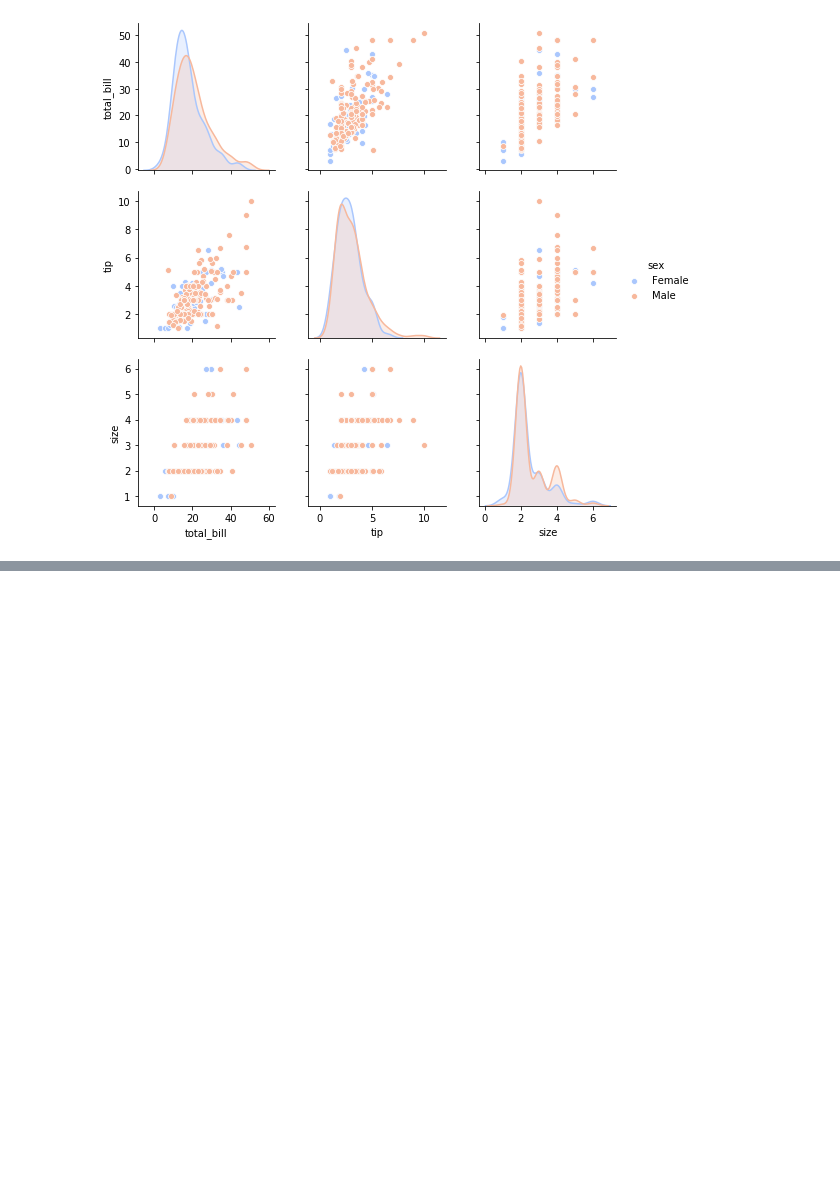
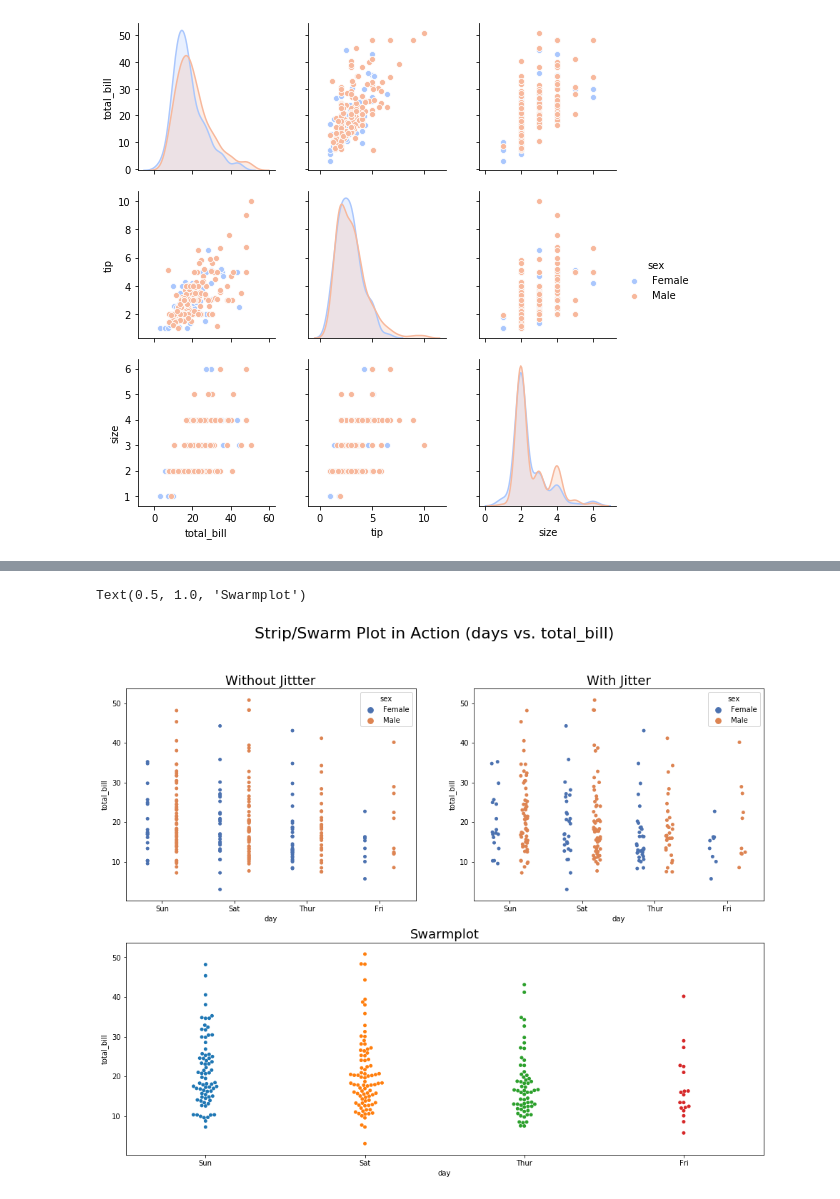
Before and after one commit to jaymanalastas/jaymanalastas.github.io, a Jupyter notebook: content/2019/1/DeepDive_seaborn.ipynb, the cells around one changed output, grey strips where cells are left out. Cells and saved outputs as stored; diff of their text form; code cells hidden in the pictures; blank space fills up the shorter version.

```diff
--- a/content/2019/1/DeepDive_seaborn.ipynb
+++ b/content/2019/1/DeepDive_seaborn.ipynb
@@ -131,0 +203,19 @@ sns.pairplot(tips, hue='sex', palette = 'coolwarm')
+# %%
+plt.figure(figsize=(16,12))
+plt.suptitle('Strip/Swarm Plot in Action (days vs. total_bill)', fontsize =22)
+
+plt.subplot(221)
+g = sns.stripplot(x='day', y='total_bill', data=tips, jitter= False, palette='deep', hue='sex', dodge=True)
+g.set_title('Without Jittter', fontsize=18)
+
+plt.subplot(222)
+g1 = sns.stripplot(x='day', y='total_bill', data=tips, jitter= True, palette='deep',hue='sex', dodge=True)
+g1.set_title('With Jitter', fontsize=18)
+
+
+plt.subplot(212)
+g2 = sns.swarmplot(x='day', y='total_bill', data=tips)
+g2.set_title('Swarmplot',fontsize=18)
+# %% [output]
+Text(0.5, 1.0, 'Swarmplot')
+[figure, added]
```
Also changed, not shown: parts of 10 cells of this notebook, 5 other files.
